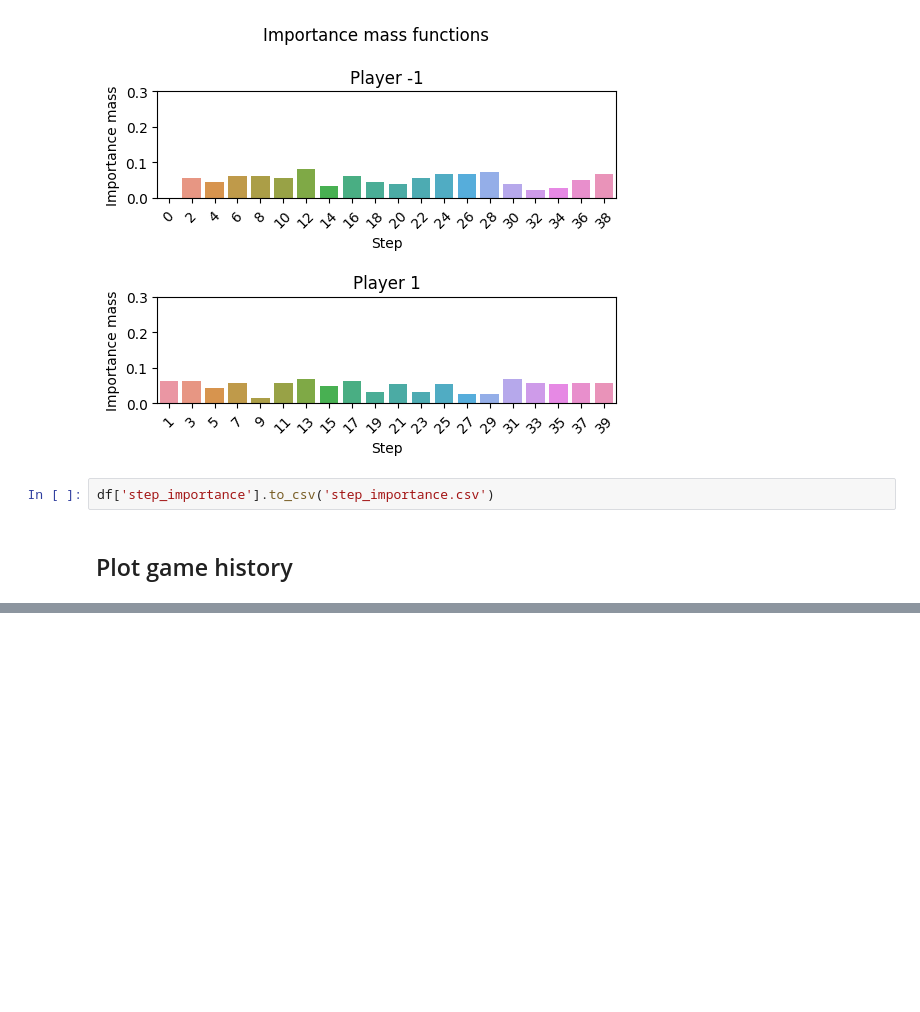
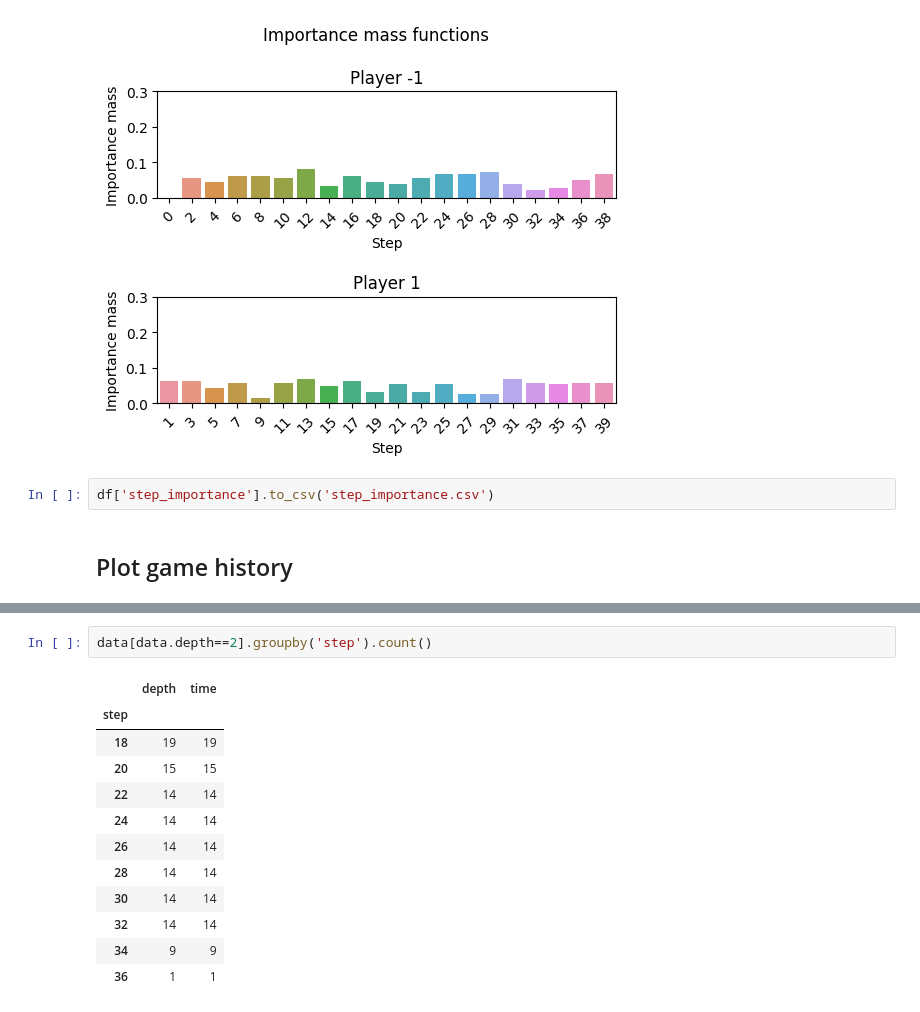
Before and after one commit to StephaneBranly/INF8215-Avalam-AI, a Jupyter notebook: stats/plot_experiments.ipynb, the cells around one changed output, grey strips where cells are left out. Drawn from its saved outputs; the diff is of its cells as text; blank space fills up the shorter version.

```diff
--- a/stats/plot_experiments.ipynb
+++ b/stats/plot_experiments.ipynb
@@ -357,0 +450,15 @@ fig = sns.heatmap(board, annot=True, cmap='coolwarm', cbar=False, linewidths=1,
+# %%
+data[data.depth==2].groupby('step').count()
+# %% [output]
+|  | depth | time |
+| step |  |  |
+| 18 | 19 | 19 |
+| 20 | 15 | 15 |
+| 22 | 14 | 14 |
+| 24 | 14 | 14 |
+| 26 | 14 | 14 |
+| 28 | 14 | 14 |
+| 30 | 14 | 14 |
+| 32 | 14 | 14 |
+| 34 | 9 | 9 |
+| 36 | 1 | 1 |
```
Also changed, not shown: parts of 17 cells of this notebook, 14 other files.
